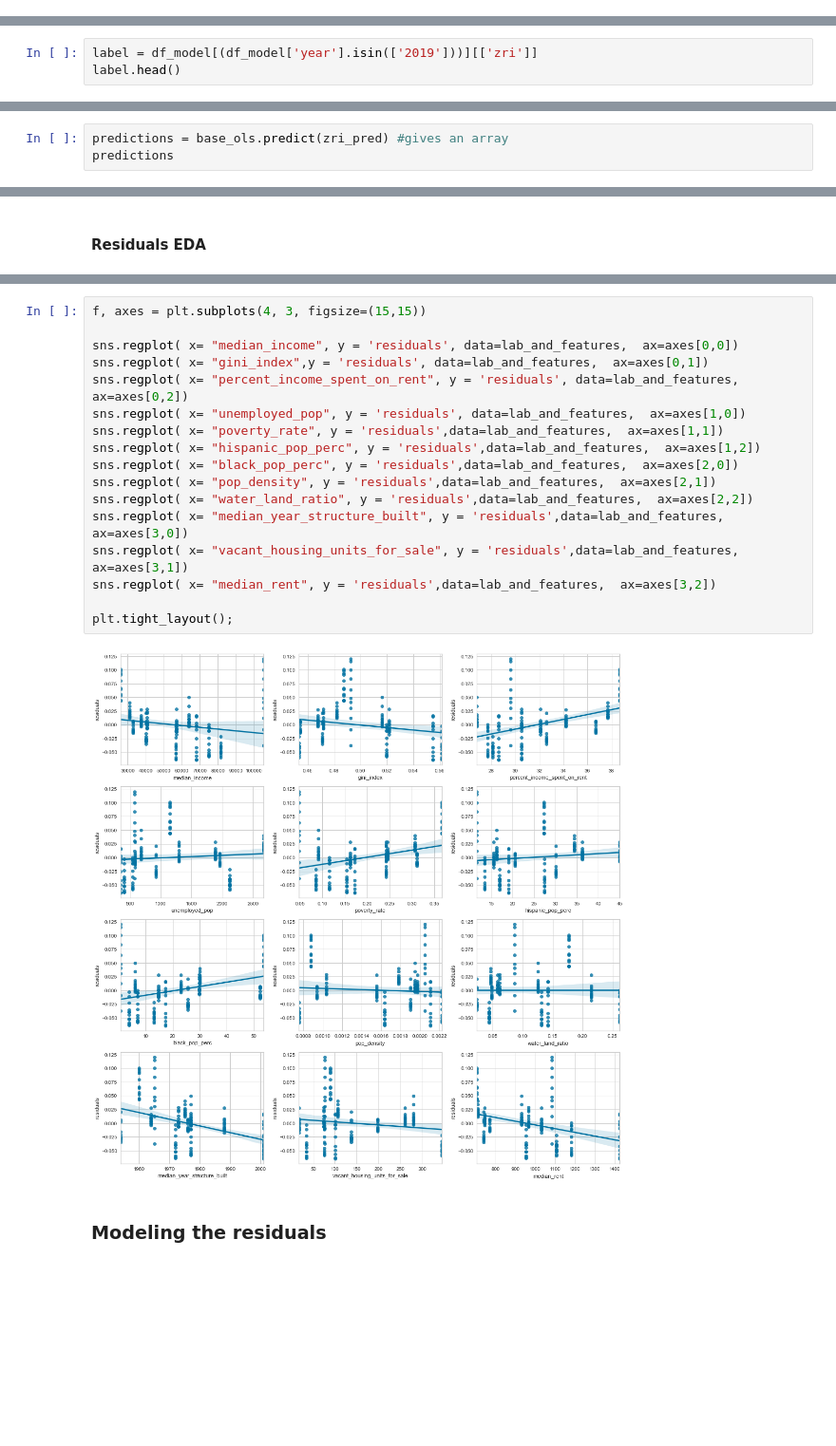
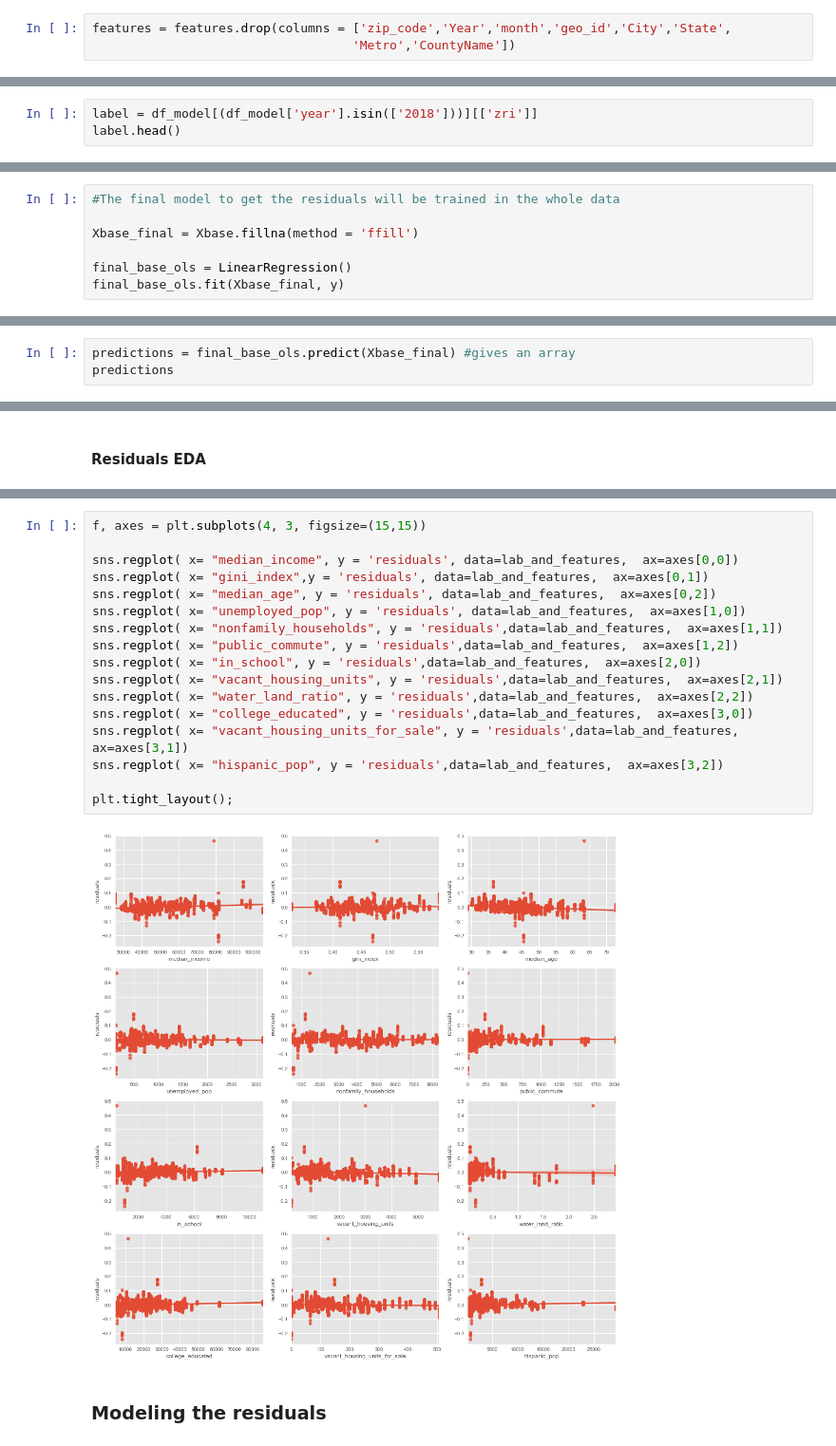
Before and after one commit to Yukti-K/7Park, a Jupyter notebook: Gabi/Tampa modeling residuals w grouped features.ipynb, the cells around one changed output, grey strips where cells are left out. Shown at 95% size. Saved outputs shown, nothing was run; the diff lists cells and outputs as text; blank space fills up the shorter version.

Commit message:
Updated analysis of residuals with grouped features

```diff
--- a/Gabi/Tampa modeling residuals w grouped features.ipynb
+++ b/Gabi/Tampa modeling residuals w grouped features.ipynb
@@ -572,3 +666,6 @@ features['month'] = features['month'].astype('string')
+# %%
+features = features.drop(columns = ['zip_code','Year','month','geo_id','City','State',
+                                   'Metro','CountyName'])
 # %%
 #see a few features
 f, axes = plt.subplots(4, 3, figsize=(15,15))
@@ -609,7 +690,7 @@ features.head()
 # %% [markdown]
 ### Label
 # %%
-label = df_model[(df_model['year'].isin(['2019']))][['zri']]
+label = df_model[(df_model['year'].isin(['2018']))][['zri']]
 label.head()
 # %% [output]
 |  | zri |
@@ -740,0 +820,7 @@ zri_pred= Xbase.copy()
+# %%
+#The final model to get the residuals will be trained in the whole data
+
+Xbase_final = Xbase.fillna(method = 'ffill')
+
+final_base_ols = LinearRegression()
+final_base_ols.fit(Xbase_final, y)
@@ -741,4 +829,4 @@ zri_pred= Xbase.copy()
 # %%
-predictions = base_ols.predict(zri_pred) #gives an array
+predictions = final_base_ols.predict(Xbase_final) #gives an array
 predictions
 # %% [output]
@@ -792,22 +867,22 @@ sns.histplot( x= "residuals", data=lab_and_features, kde = True);
 # %%
 f, axes = plt.subplots(4, 3, figsize=(15,15))
 
 sns.regplot( x= "median_income", y = 'residuals', data=lab_and_features,  ax=axes[0,0])
 sns.regplot( x= "gini_index",y = 'residuals', data=lab_and_features,  ax=axes[0,1])
-sns.regplot( x= "percent_income_spent_on_rent", y = 'residuals', data=lab_and_features,  ax=axes[0,2])
+sns.regplot( x= "median_age", y = 'residuals', data=lab_and_features,  ax=axes[0,2])
 sns.regplot( x= "unemployed_pop", y = 'residuals', data=lab_and_features,  ax=axes[1,0])
-sns.regplot( x= "poverty_rate", y = 'residuals',data=lab_and_features,  ax=axes[1,1])
-sns.regplot( x= "hispanic_pop_perc", y = 'residuals',data=lab_and_features,  ax=axes[1,2])
-sns.regplot( x= "black_pop_perc", y = 'residuals',data=lab_and_features,  ax=axes[2,0])
-sns.regplot( x= "pop_density", y = 'residuals',data=lab_and_features,  ax=axes[2,1])
+sns.regplot( x= "nonfamily_households", y = 'residuals',data=lab_and_features,  ax=axes[1,1])
+sns.regplot( x= "public_commute", y = 'residuals',data=lab_and_features,  ax=axes[1,2])
+sns.regplot( x= "in_school", y = 'residuals',data=lab_and_features,  ax=axes[2,0])
+sns.regplot( x= "vacant_housing_units", y = 'residuals',data=lab_and_features,  ax=axes[2,1])
 sns.regplot( x= "water_land_ratio", y = 'residuals',data=lab_and_features,  ax=axes[2,2])
-sns.regplot( x= "median_year_structure_built", y = 'residuals',data=lab_and_features,  ax=axes[3,0])
+sns.regplot( x= "college_educated", y = 'residuals',data=lab_and_features,  ax=axes[3,0])
 sns.regplot( x= "vacant_housing_units_for_sale", y = 'residuals',data=lab_and_features,  ax=axes[3,1])
-sns.regplot( x= "median_rent", y = 'residuals',data=lab_and_features,  ax=axes[3,2])
+sns.regplot( x= "hispanic_pop", y = 'residuals',data=lab_and_features,  ax=axes[3,2])
 
 plt.tight_layout();
 # %% [output]
-[figure, old version]
+[figure, new version]
 # %% [markdown]
 ### Modeling the residuals
 # %%
```
Also changed, not shown: parts of 85 cells of this notebook.
